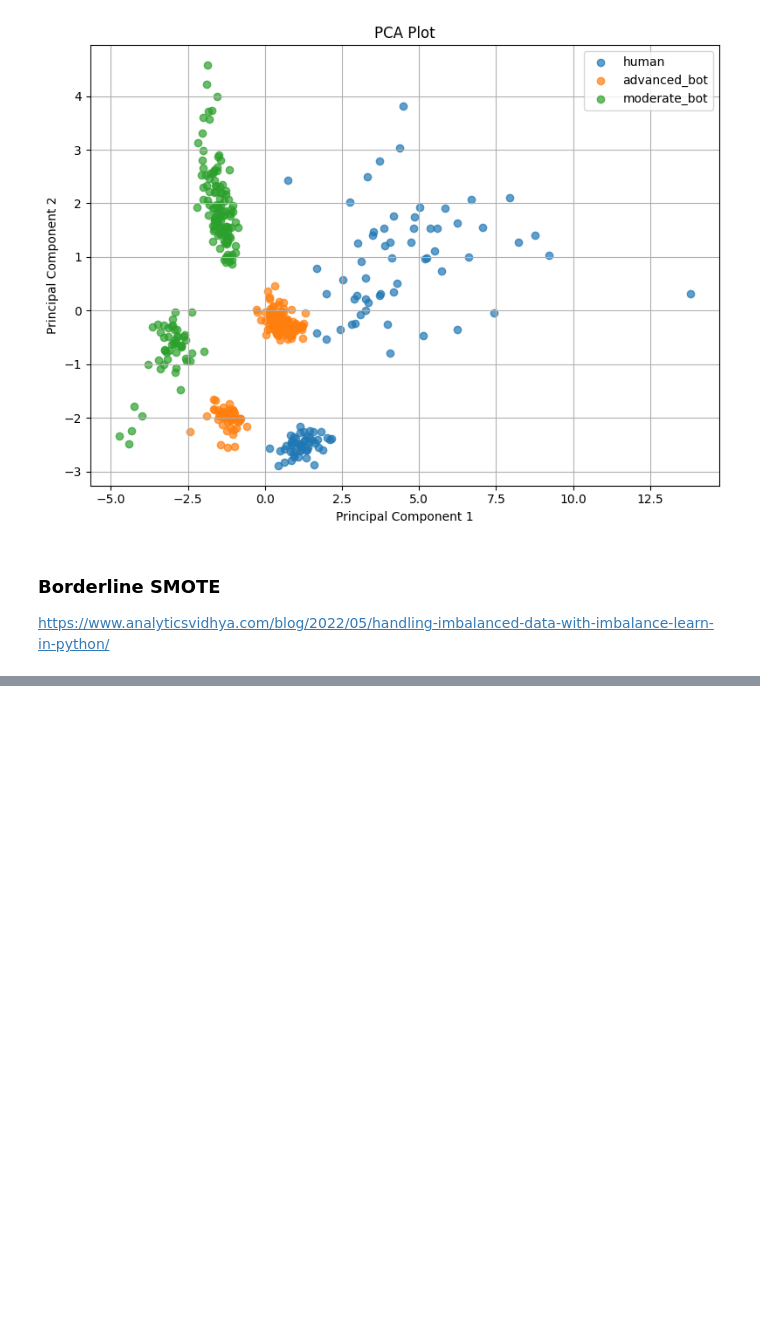
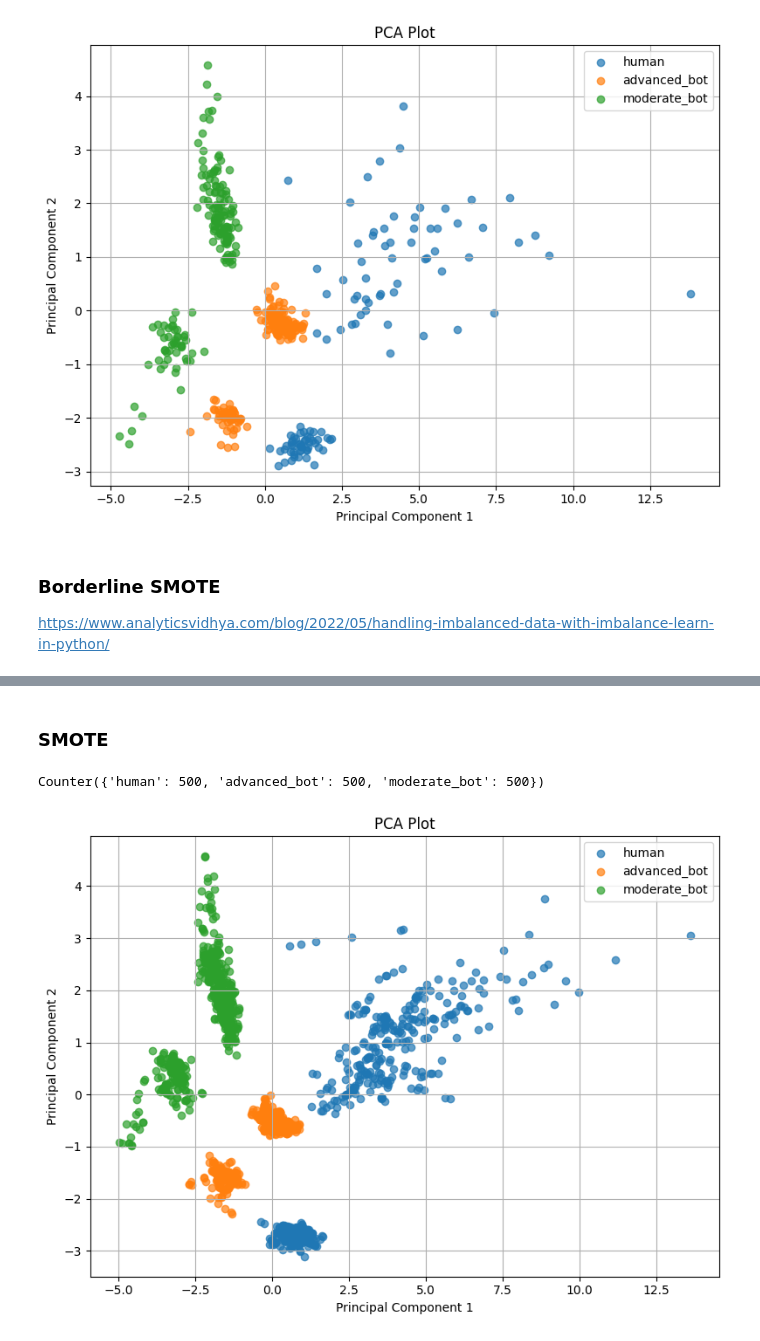
Before and after one commit to cherrydrunk/DSA4263-automated-fraud, a Jupyter notebook: notebooks/PCA.ipynb, the cells around one changed output, grey strips where cells are left out. Cells and saved outputs as stored; diff of their text form; code cells hidden in the pictures; blank space fills up the shorter version.

```diff
--- a/notebooks/PCA.ipynb
+++ b/notebooks/PCA.ipynb
@@ -75,0 +71,21 @@ oversampled_df.to_csv('../data/processed/oversampled.csv', index=False)
+# %% [markdown]
+### SMOTE
+# %%
+from imblearn.over_sampling import SMOTE
+from collections import Counter
+
+# Separate features and labels
+X = df[[column for column in list(df.columns) if column != 'label' and column != 'session_id' and column != 'url' and column != 'referrer']]
+y = df['label']
+
+# oversample = BorderlineSMOTE()
+oversample = SMOTE(sampling_strategy={'human':500,'advanced_bot':500,'moderate_bot':500})
+
+X,y = oversample.fit_resample(X,y)
+
+print(Counter(y))
+
+pca_plot(X, y)
+# %% [output]
+Counter({'human': 500, 'advanced_bot': 500, 'moderate_bot': 500})
+[figure, added]
```
Also changed, not shown: parts of 5 cells of this notebook.
